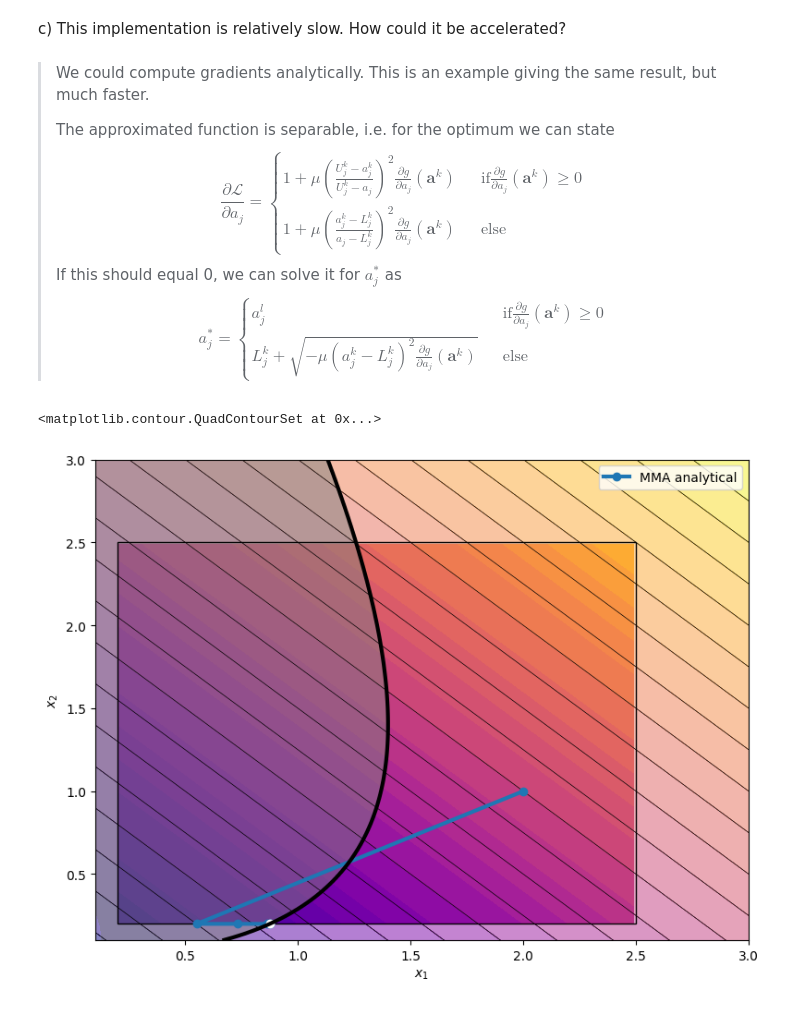
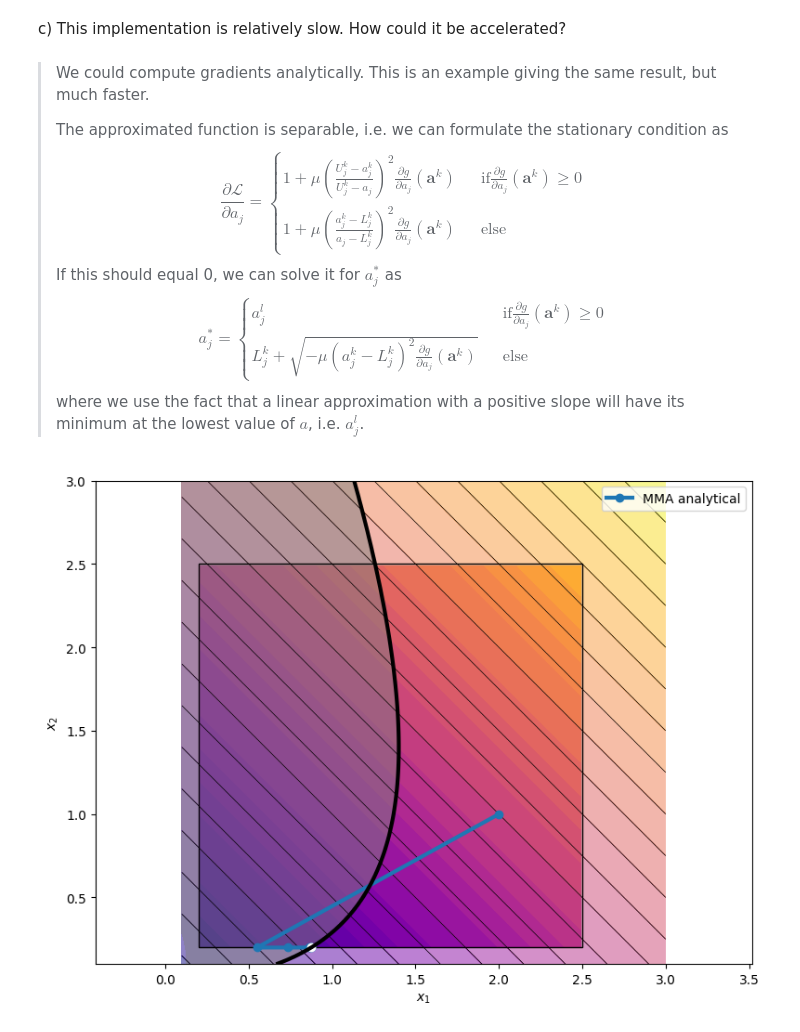
Before and after one commit to meyer-nils/structural_optimization, a Jupyter notebook: notebooks/exercise_04_approximations.ipynb, the cells around one changed output. Drawn from its saved outputs; the diff is of its cells as text; code cells hidden in the pictures.

```diff
--- a/notebooks/exercise_04_approximations.ipynb
+++ b/notebooks/exercise_04_approximations.ipynb
@@ -78,12 +78,12 @@ def CONLIN(func, a_k):
 
     def approximation(a):
         res = func(a_k)
-        for i, grad in enumerate(gradients):
+        for j, grad in enumerate(gradients):
             if grad < 0.0:
-                Gamma = a_k[i] / a[..., i]
+                Gamma = a_k[j] / a[j]
             else:
                 Gamma = 1.0
-            res += grad * Gamma * (a[..., i] - a_k[i])
+            res += grad * Gamma * (a[j] - a_k[j])
         return res
 
     return approximation
@@ -205,10 +216,10 @@ for k in range(3):
 
     def a_star(mu):
         a_hat = torch.zeros_like(gradients)
-        a_hat[gradients < 0] = torch.sqrt(
-            -mu * gradients[gradients < 0] * a[k][gradients < 0] ** 2
-        )
-        a_hat[gradients > 0] = a_lower[gradients > 0]
+        pg = gradients >= 0
+        ng = gradients < 0
+        a_hat[pg] = a_lower[pg]
+        a_hat[ng] = torch.sqrt(-mu * gradients[ng] * a[k][ng] ** 2)
         return torch.clamp(a_hat, a_lower, a_upper)
 
     # Define (-1 times) the dual function
@@ -242,14 +253,14 @@ a) Implement a function named `MMA(func, a_k, L_k, U_k)` that computes a MMA app
 def MMA(func, a_k, L_k, U_k):
     a_lin = a_k.clone().requires_grad_()
     grads = torch.autograd.grad(func(a_lin), a_lin)[0]
-    neg_grad = grads < 0.0
-    pos_grad = ~neg_grad
+    pg = grads >= 0
+    ng = grads < 0.0
 
     def approximation(a):
         p = torch.zeros_like(grads)
-        p[pos_grad] = (U_k[pos_grad] - a_k[pos_grad]) ** 2 * grads[pos_grad]
+        p[pg] = (U_k[pg] - a_k[pg]) ** 2 * grads[pg]
         q = torch.zeros_like(grads)
-        q[neg_grad] = -((a_k[neg_grad] - L_k[neg_grad]) ** 2) * grads[neg_grad]
+        q[ng] = -((a_k[ng] - L_k[ng]) ** 2) * grads[ng]
         return (
             func(a_k)
             - torch.sum(p / (U_k - a_k) + q / (a_k - L_k))
@@ -353,7 +379,7 @@ c) This implementation is relatively slow. How could it be accelerated?
 # %% [markdown]
 > We could compute gradients analytically. This is an example giving the same result, but much faster.
 >
-> The approximated function is separable, i.e. for the optimum we can state
+> The approximated function is separable, i.e. we can formulate the stationary condition as
 > $$ \frac{\partial \mathcal{L}}{\partial a_j} =
 > \begin{cases}
 >       1 + \mu \left(\frac{U_j^k-a_j^k}{U_j^k-a_j}\right)^2\frac{\partial g}{\partial a_j}(\mathbf{a}^k) &\quad \text{if} \frac{\partial g}{\partial a_j}(\mathbf{a}^k) \ge 0\\
@@ -367,6 +393,7 @@ c) This implementation is relatively slow. How could it be accelerated?
 >       L_j^k+\sqrt{-\mu(a_j^k-L_j^k)^2\frac{\partial g}{\partial a_j}(\mathbf{a}^k)} &\quad \text{else}
 > \end{cases}
 > $$
+> where we use the fact that a linear approximation with a positive slope will have its minimum at the lowest value of $a$, i.e. $a_j^l$.
 # %%
 # Save intermediate values
 a = [a_0]
@@ -411,12 +438,13 @@ for k in range(5):
 
     def a_star(mu):
         a_hat = torch.zeros_like(gradients)
-        a_hat[gradients < 0] = L_k[gradients < 0] + torch.sqrt(
-            -mu
-            * (a[k][gradients < 0] - L_k[gradients < 0]) ** 2
-            * gradients[gradients < 0]
+        pg = gradients >= 0
+        ng = gradients < 0
+        a_hat[pg] = a_lower[pg]
+        a_hat[ng] = L_k[ng] + torch.sqrt(
+            -mu * (a[k][ng] - L_k[ng]) ** 2 * gradients[ng]
         )
-        a_hat[gradients > 0] = a_lower[j]
+
         return torch.clamp(a_hat, a_lower_k, a_upper_k)
 
     # Define (-1 times) the dual function
@@ -431,14 +459,15 @@ for k in range(5):
 # %%
 # Make a plot
 plot_contours(
     aa,
     f(aa),
     paths={"MMA analytical": a},
     box=[a_lower, a_upper],
     opti=[a[-1][0], a[-1][1]],
 )
 plt.contour(a_1, a_2, g(aa), [0], colors="k", linewidths=3)
 plt.contourf(a_1, a_2, g(aa), [0, 1], colors="gray", alpha=0.5)
+plt.axis("equal")
+plt.show()
 # %% [output]
-<matplotlib.contour.QuadContourSet at 0x...>
-[figure, old version]
+[figure, new version]
```
Also changed, not shown: parts of 5 cells of this notebook.
